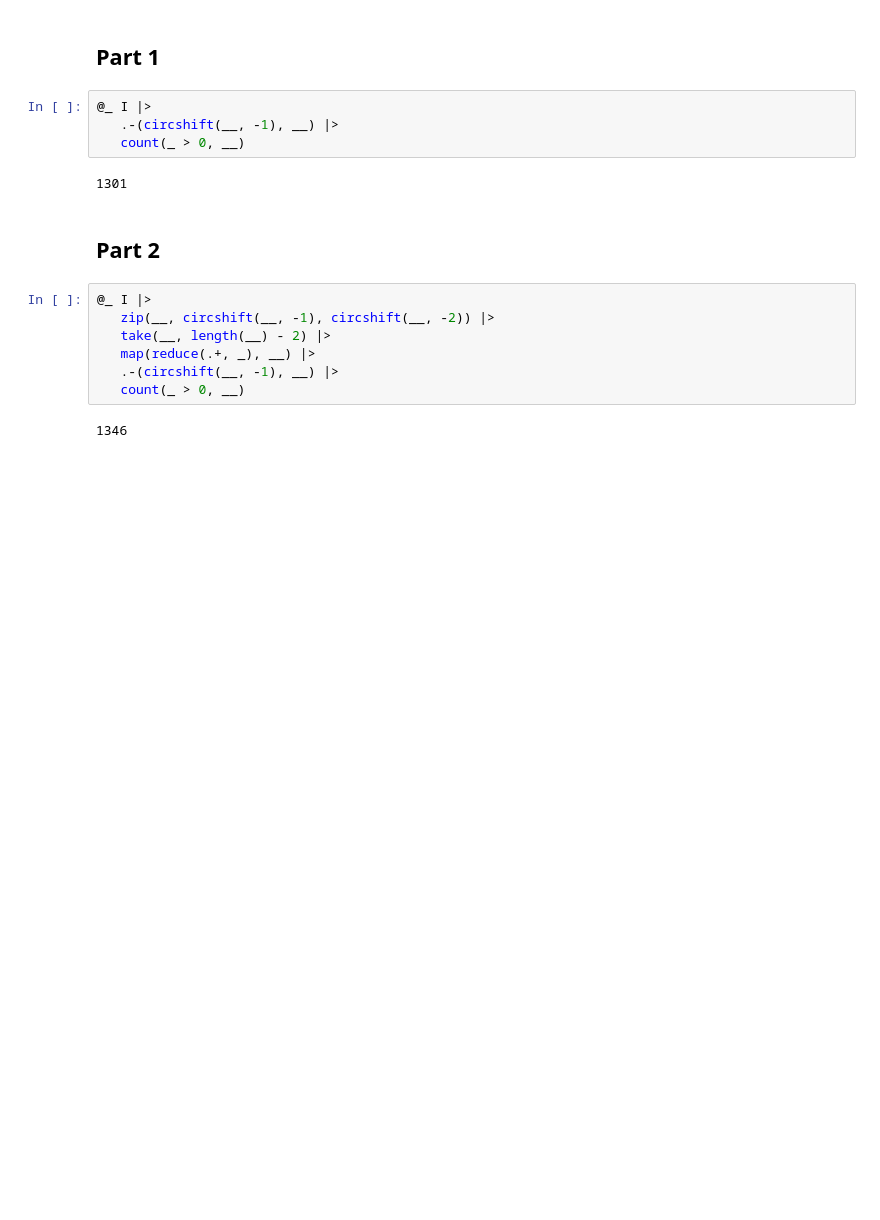
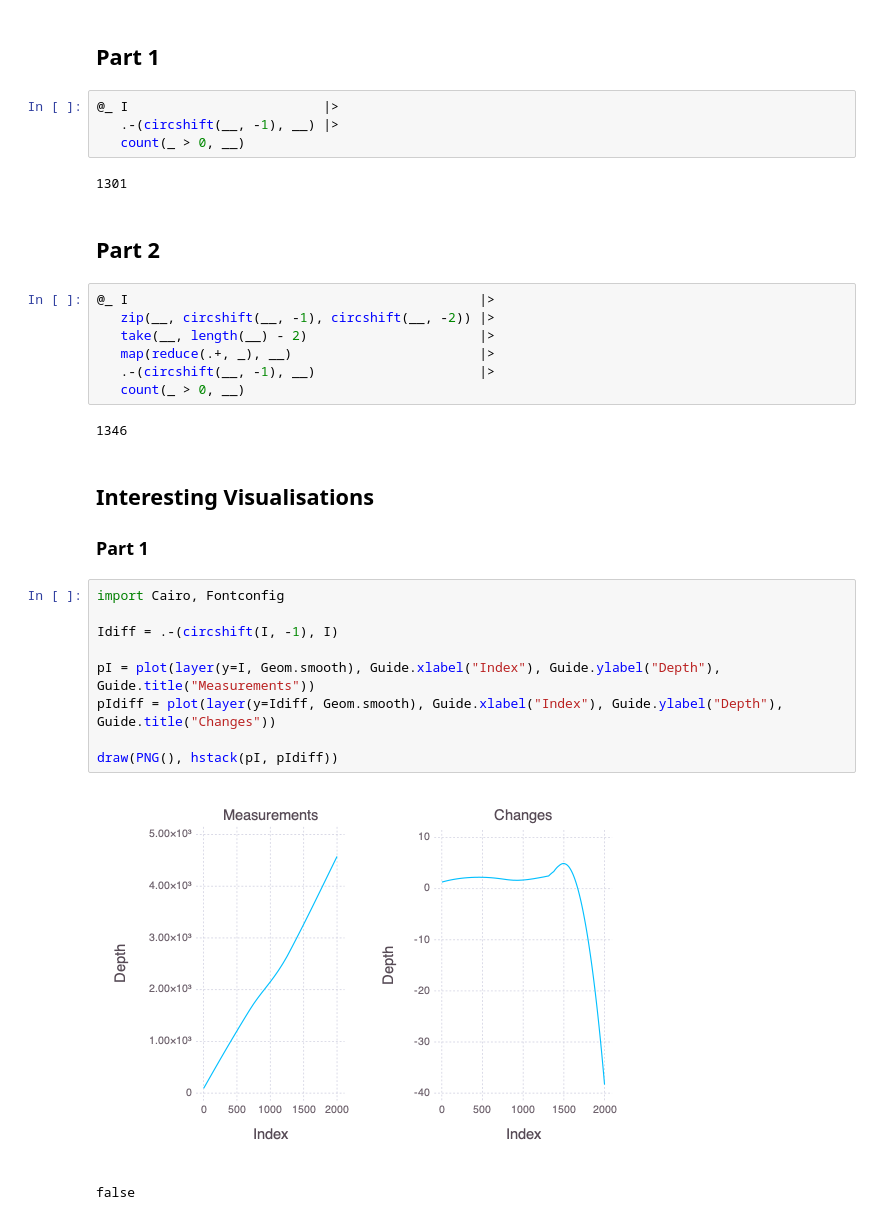
Before and after one commit to geraint-37d5/advent-of-code, a Jupyter notebook: 2021/Day1/Day1Solution.ipynb, the cells around one changed output. Drawn from its saved outputs; the diff is of its cells as text; blank space fills up the shorter version.

Commit message:
Add an interesting visualization to Day 1, Part 1

```diff
--- a/2021/Day1/Day1Solution.ipynb
+++ b/2021/Day1/Day1Solution.ipynb
@@ -43,7 +37,7 @@ I = @_ readlines(input) |>
 # %% [markdown]
 ## Part 1
 # %%
-@_ I |>
+@_ I                         |>
    .-(circshift(__, -1), __) |>
    count(_ > 0, __)
 # %% [output]
@@ -51,11 +45,27 @@ I = @_ readlines(input) |>
 # %% [markdown]
 ## Part 2
 # %%
-@_ I |>
+@_ I                                             |>
    zip(__, circshift(__, -1), circshift(__, -2)) |>
-   take(__, length(__) - 2) |>
-   map(reduce(.+, _), __) |>
-   .-(circshift(__, -1), __) |>
+   take(__, length(__) - 2)                      |>
+   map(reduce(.+, _), __)                        |>
+   .-(circshift(__, -1), __)                     |>
    count(_ > 0, __)
 # %% [output]
 1346
+# %% [markdown]
+## Interesting Visualisations
+
+### Part 1
+# %%
+import Cairo, Fontconfig
+
+Idiff = .-(circshift(I, -1), I)
+
+pI = plot(layer(y=I, Geom.smooth), Guide.xlabel("Index"), Guide.ylabel("Depth"), Guide.title("Measurements"))
+pIdiff = plot(layer(y=Idiff, Geom.smooth), Guide.xlabel("Index"), Guide.ylabel("Depth"), Guide.title("Changes"))
+
+draw(PNG(), hstack(pI, pIdiff))
+# %% [output]
+[figure, added]
+false
```
Also changed, not shown: parts of 3 cells of this notebook, 4 other files.
